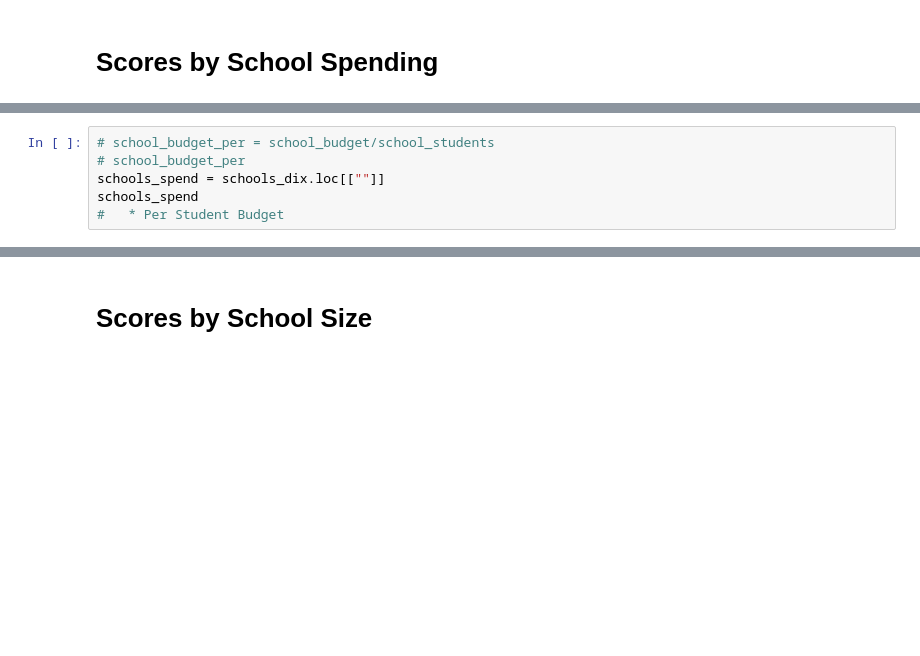
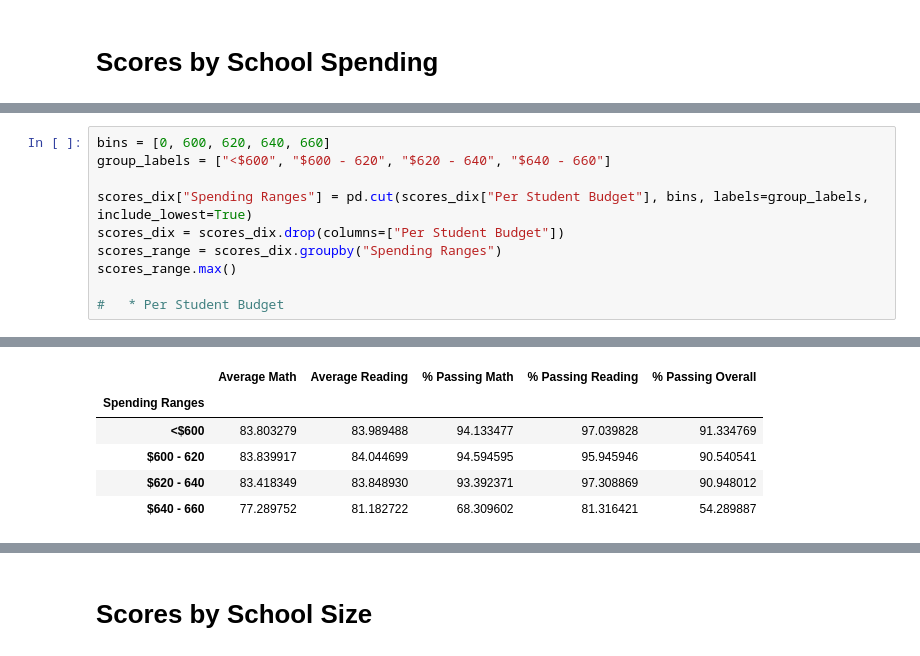
Before and after one commit to abdurrabb/pandas-challenge, a Jupyter notebook: PyCS_Summary.ipynb, the cells around one changed output, grey strips where cells are left out. Cells and saved outputs as stored; diff of their text form; blank space fills up the shorter version.

```diff
--- a/PyCS_Summary.ipynb
+++ b/PyCS_Summary.ipynb
@@ -606,7 +658,11 @@ read_dix
 # %%
-# school_budget_per = school_budget/school_students
-# school_budget_per
-schools_spend = schools_dix.loc[[""]]
-schools_spend
+bins = [0, 600, 620, 640, 660]
+group_labels = ["<$600", "$600 - 620", "$620 - 640", "$640 - 660"]
+
+scores_dix["Spending Ranges"] = pd.cut(scores_dix["Per Student Budget"], bins, labels=group_labels, include_lowest=True)
+scores_dix = scores_dix.drop(columns=["Per Student Budget"])
+scores_range = scores_dix.groupby("Spending Ranges")
+scores_range.max()
+
 #   * Per Student Budget
 # %% [output]
@@ -613,0 +669,6 @@ SyntaxError: invalid syntax (<ipython-input-61-e712ef035791>, line 3)
+|  | Average Math | Average Reading | % Passing Math | % Passing Reading | % Passing Overall |
+| Spending Ranges |  |  |  |  |  |
+| <$600 | 83.803279 | 83.989488 | 94.133477 | 97.039828 | 91.334769 |
+| $600 - 620 | 83.839917 | 84.044699 | 94.594595 | 95.945946 | 90.540541 |
+| $620 - 640 | 83.418349 | 83.848930 | 93.392371 | 97.308869 | 90.948012 |
+| $640 - 660 | 77.289752 | 81.182722 | 68.309602 | 81.316421 | 54.289887 |
```
Also changed, not shown: parts of 12 cells of this notebook.
